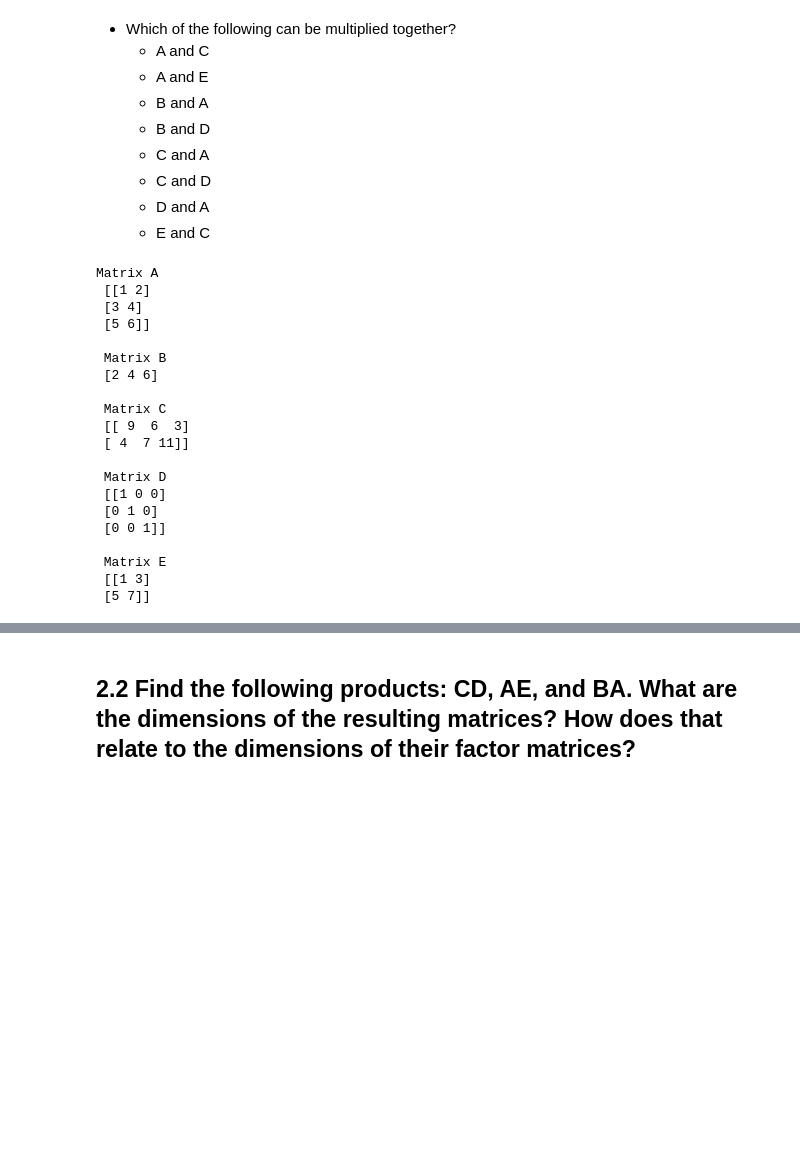
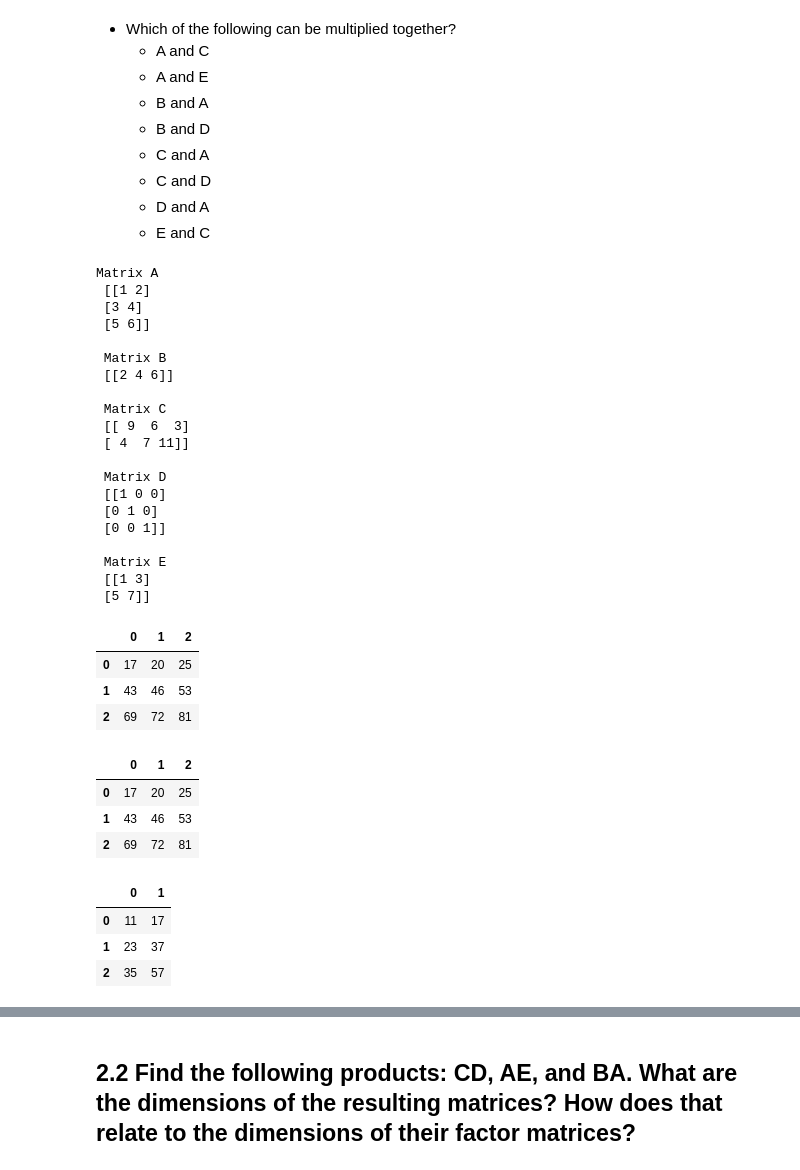
Before and after one commit to bloominstituteoftechnology/DS-Unit-1-Sprint-3-Linear-Algebra, a Jupyter notebook: module1-vectors-and-matrices/LS_DS_131_Vectors_and_Matrices_Assignment.ipynb, the cells around one changed output, grey strips where cells are left out. Saved outputs shown, nothing was run; the diff lists cells and outputs as text; code cells hidden in the pictures; blank space fills up the shorter version.

```diff
--- a/module1-vectors-and-matrices/LS_DS_131_Vectors_and_Matrices_Assignment.ipynb
+++ b/module1-vectors-and-matrices/LS_DS_131_Vectors_and_Matrices_Assignment.ipynb
@@ -448,7 +454,7 @@ E = \begin{bmatrix}
 # %%
 # Create np.arrays for all of the above Matrices:
 A = np.array([[1, 2], [3, 4], [5, 6]])
-B = np.array([2, 4, 6])
+B = np.array([[2, 4, 6]])
 C = np.array([[9, 6, 3], [4, 7, 11]])
 D = np.array([[1, 0, 0], [0, 1, 0], [0, 0, 1]])
 E = np.array([[1, 3], [5, 7]])
@@ -463,7 +469,7 @@ Matrix A
  [5 6]]
 
  Matrix B
- [2 4 6]
+ [[2 4 6]]
 
  Matrix C
  [[ 9  6  3]
@@ -477,3 +483,46 @@ Matrix A
  Matrix E
  [[1 3]
  [5 7]]
+# %%
+# Import Pandas:
+import pandas as pd
+
+# Multiply A and C and display it as a dataframe:
+pd.DataFrame(np.matmul(A, C))
+# %% [output]
+|  | 0 | 1 | 2 |
+| 0 | 17 | 20 | 25 |
+| 1 | 43 | 46 | 53 |
+| 2 | 69 | 72 | 81 |
+# %%
+# Can also do this using indexing:
+AC_r1_c1 = ((A[0][0] * C[0][0]) + (A[0][1] * C[1][0]))
+AC_r1_c2 = ((A[0][0] * C[0][1]) + (A[0][1] * C[1][1]))
+AC_r1_c3 = ((A[0][0] * C[0][2]) + (A[0][1] * C[1][2]))
+AC_r2_c1 = ((A[1][0] * C[0][0]) + (A[1][1] * C[1][0]))
+AC_r2_c2 = ((A[1][0] * C[0][1]) + (A[1][1] * C[1][1]))
+AC_r2_c3 = ((A[1][0] * C[0][2]) + (A[1][1] * C[1][2]))
+AC_r3_c1 = ((A[2][0] * C[0][0]) + (A[2][1] * C[1][0]))
+AC_r3_c2 = ((A[2][0] * C[0][1]) + (A[2][1] * C[1][1]))
+AC_r3_c3 = ((A[2][0] * C[0][2]) + (A[2][1] * C[1][2]))
+
+# Calculate the new Matrix:
+AC_man = np.array([[AC_r1_c1, AC_r1_c2, AC_r1_c3],
+                   [AC_r2_c1, AC_r2_c2, AC_r2_c3],
+                   [AC_r3_c1, AC_r3_c2, AC_r3_c3]])
+
+# Turn the new Matrix into a dataframe:
+pd.DataFrame(AC_man)
+# %% [output]
+|  | 0 | 1 | 2 |
+| 0 | 17 | 20 | 25 |
+| 1 | 43 | 46 | 53 |
+| 2 | 69 | 72 | 81 |
+# %%
+# Multiply A and E and display it as a dataframe:
+pd.DataFrame(np.matmul(A, E))
+# %% [output]
+|  | 0 | 1 |
+| 0 | 11 | 17 |
+| 1 | 23 | 37 |
+| 2 | 35 | 57 |
```
Also changed, not shown: parts of 38 cells of this notebook.
